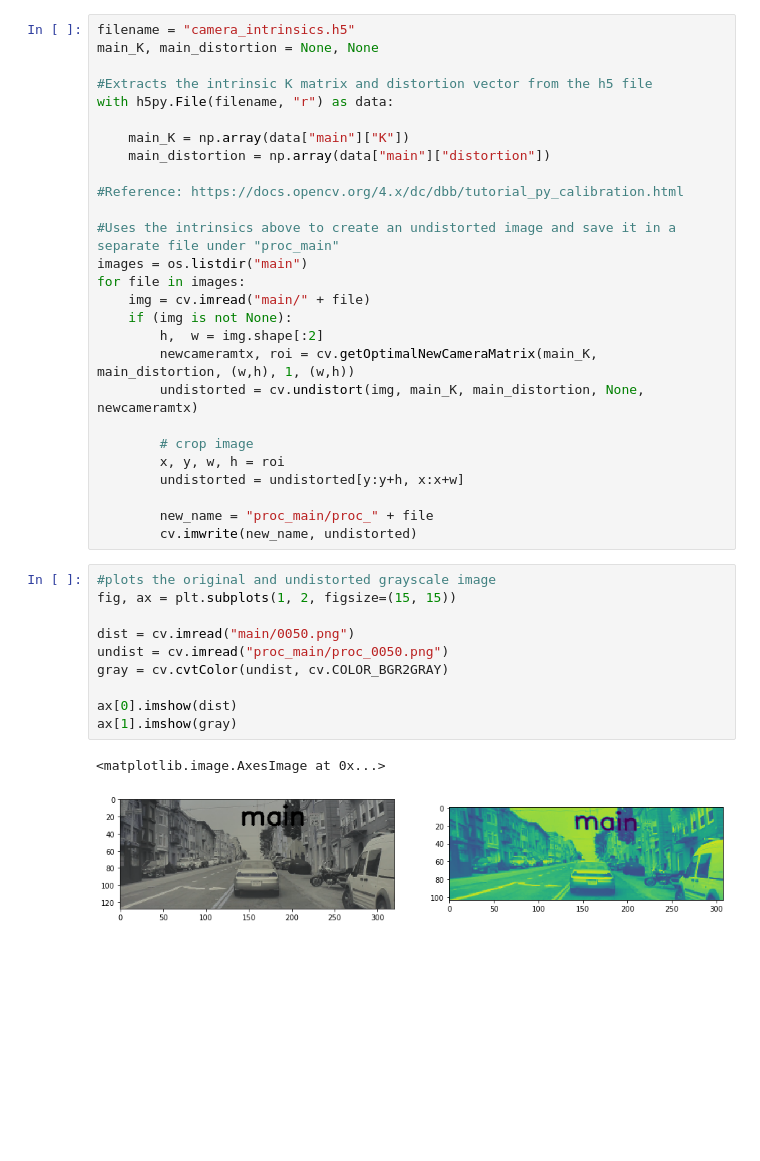
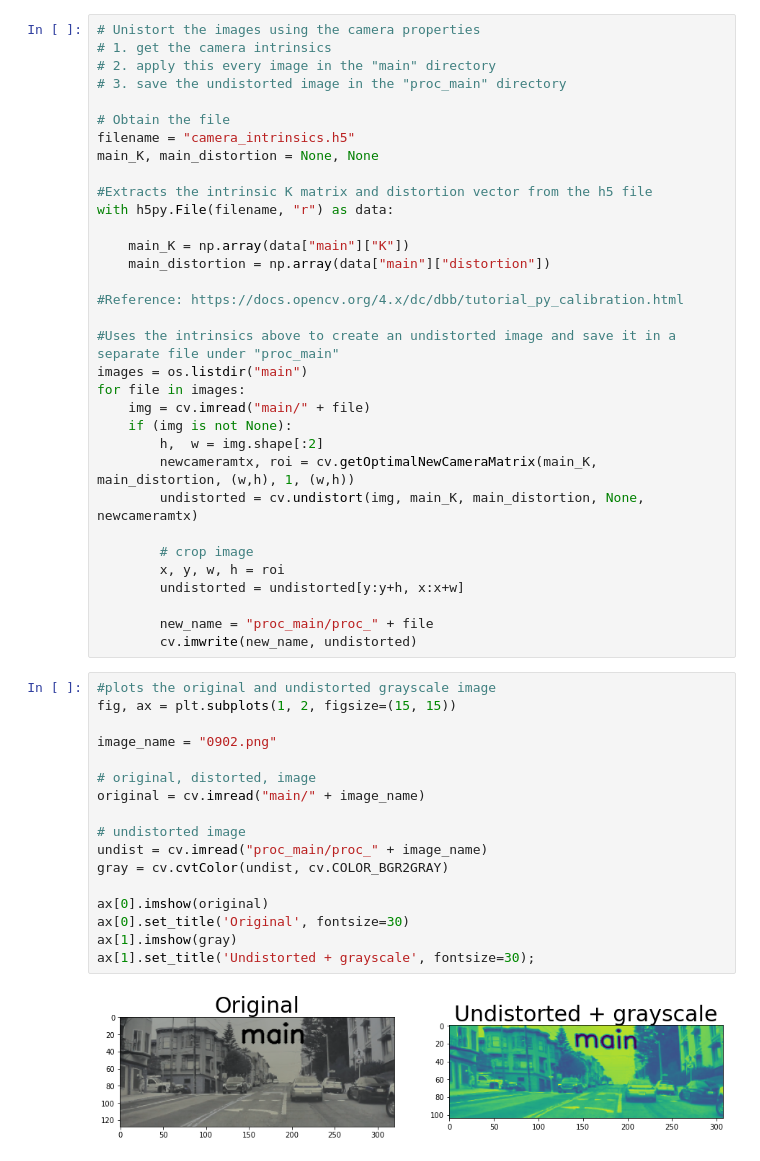
Before and after one commit to BOrmond/C106A_Final_Project, a Jupyter notebook: Image_Processing.ipynb, the cells around one changed output. Cells and saved outputs as stored; diff of their text form; blank space fills up the shorter version.

```diff
--- a/Image_Processing.ipynb
+++ b/Image_Processing.ipynb
@@ -7,4 +8,10 @@ import os
 # %%
+# Unistort the images using the camera properties
+# 1. get the camera intrinsics
+# 2. apply this every image in the "main" directory
+# 3. save the undistorted image in the "proc_main" directory
+
+# Obtain the file
 filename = "camera_intrinsics.h5"
 main_K, main_distortion = None, None
 
@@ -34,15 +41,21 @@ for file in images:
 # %%
 #plots the original and undistorted grayscale image
 fig, ax = plt.subplots(1, 2, figsize=(15, 15))
 
-dist = cv.imread("main/0050.png")
-undist = cv.imread("proc_main/proc_0050.png")
+image_name = "0902.png"
+
+# original, distorted, image
+original = cv.imread("main/" + image_name)
+
+# undistorted image
+undist = cv.imread("proc_main/proc_" + image_name)
 gray = cv.cvtColor(undist, cv.COLOR_BGR2GRAY)
 
-ax[0].imshow(dist)
+ax[0].imshow(original)
+ax[0].set_title('Original', fontsize=30)
 ax[1].imshow(gray)
+ax[1].set_title('Undistorted + grayscale', fontsize=30);
 # %% [output]
-<matplotlib.image.AxesImage at 0x...>
-[figure, old version]
+[figure, new version]
 # %%
 # (Unsuccessful) Canny Filter
```
Also changed, not shown: parts of 12 cells of this notebook, 2 other files.
